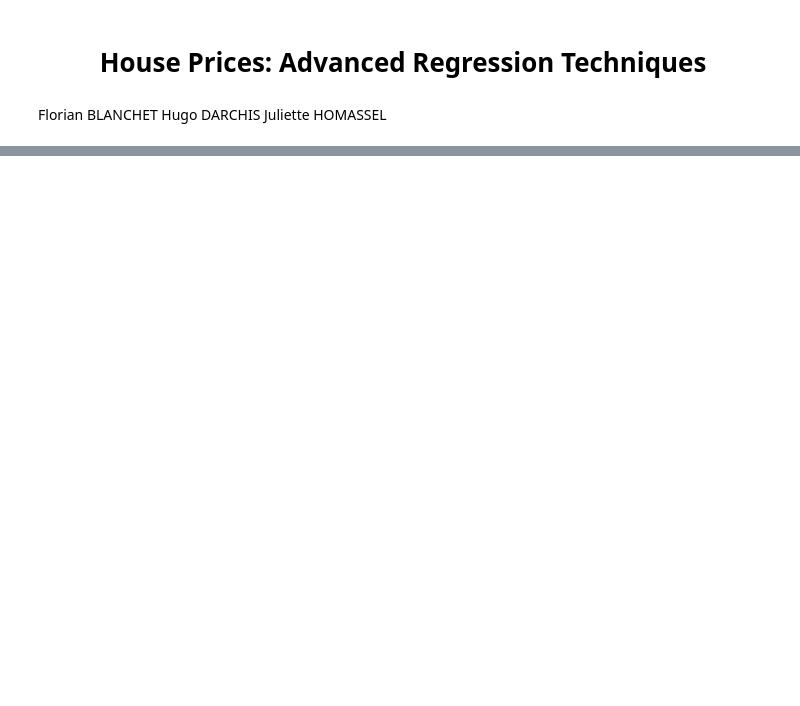
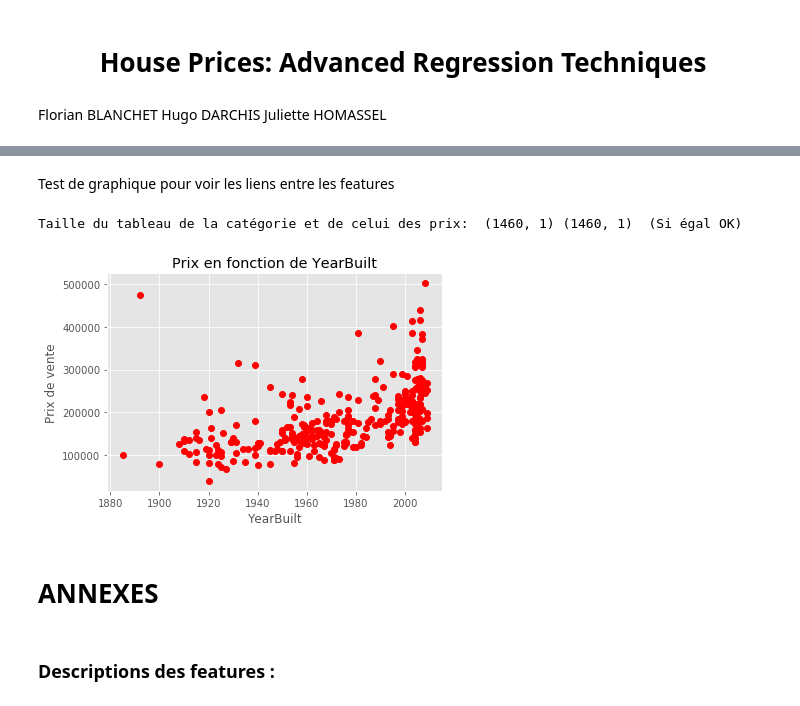
Before and after one commit to florianblanchet/house_pricing, a Jupyter notebook: Projet_fouille.ipynb, the cells around one changed output, grey strips where cells are left out. Cells and saved outputs as stored; diff of their text form; code cells hidden in the pictures; blank space fills up the shorter version.

Commit message:
separation features/labels + debut de visualisation en tableaux et graphiques

```diff
--- a/Projet_fouille.ipynb
+++ b/Projet_fouille.ipynb
@@ -40,0 +70,4 @@ labels = data2[['SalePrice']]
+# %%
+Y = pd.DataFrame({"LotArea":features["LotArea"], "OverallQual":features["OverallQual"], "YearBuilt":features["YearBuilt"],"YrSold":features["YrSold"]})
+print "Nb d'echantillon de features et de labels : ", len(Y), len(labels)
+Y
@@ -40,0 +94,25 @@ labels = data2[['SalePrice']]
+# %% [markdown]
+Test de graphique pour voir les liens entre les features
+# %%
+def represent_influence(categorie, nb_points=150):
+    categ = Y[[categorie]].values
+    categ = np.array([element.astype(float) for element in categ])  # Transforme en array
+    prices = labels[['SalePrice']].values
+    prices = np.array([element.astype(float) for element in prices])
+    print "Taille du tableau de la catégorie et de celui des prix: ", categ.shape, prices.shape, " (Si égal OK)"
+    plt.plot(categ[:nb_points],prices[:nb_points], 'ro') # reduit le nombre de points pour mieux voir -> 150 sur 1460 au total
+    plt.xlabel(categorie)
+    plt.ylabel('Prix de vente')
+    plt.title('Prix en fonction de '+ categorie)
+
+#represent_influence('OverallQual',30)
+#represent_influence('LotArea',50)
+#represent_influence('YrSold',500)
+represent_influence('YearBuilt',300)
+# %% [output]
+Taille du tableau de la catégorie et de celui des prix:  (1460, 1) (1460, 1)  (Si égal OK)
+[figure, added]
+# %% [markdown]
+# ANNEXES
+# %% [markdown]
+### Descriptions des features :
```
Also changed, not shown: parts of 13 cells of this notebook.
